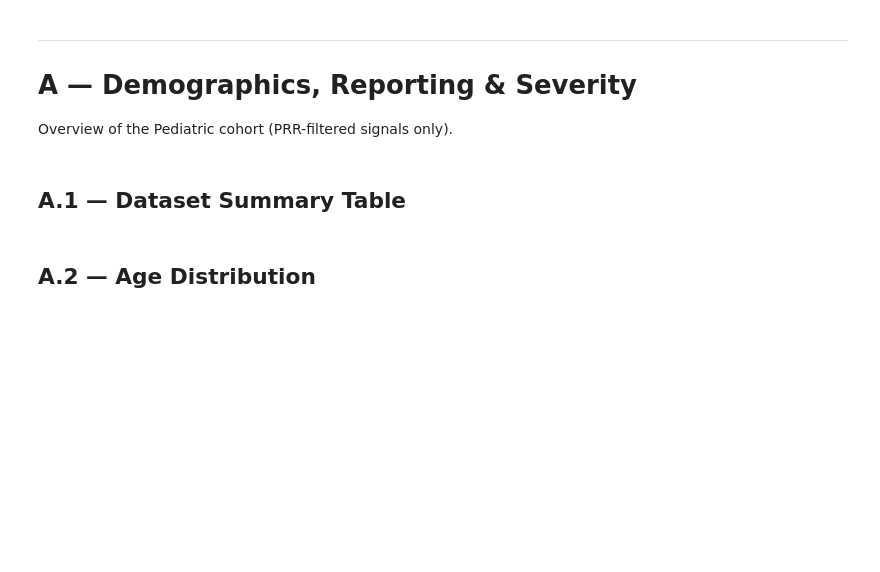
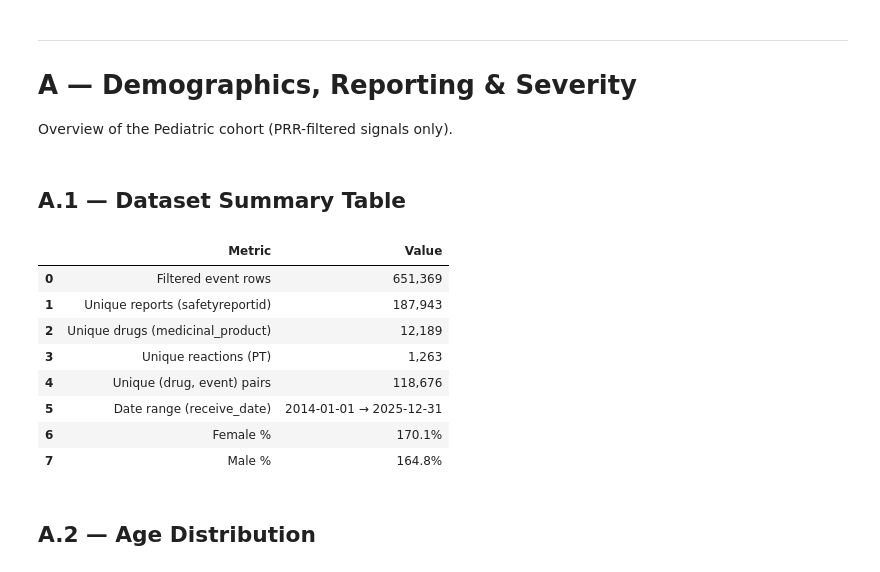
Before and after one commit to thanyathonk/fears_dataset, a Jupyter notebook: notebook/top_terms_pediatric_overview.ipynb, the cells around one changed output. Cells and saved outputs as stored; diff of their text form; code cells hidden in the pictures; blank space fills up the shorter version.

```diff
--- a/notebook/top_terms_pediatric_overview.ipynb
+++ b/notebook/top_terms_pediatric_overview.ipynb
@@ -73,18 +84,28 @@ Overview of the Pediatric cohort (PRR-filtered signals only).
 # %%
 # Dataset overview table
 summary_rows = [
     {"Metric": "Filtered event rows",          "Value": f"{len(df):,}"},
     {"Metric": "Unique reports (safetyreportid)", "Value": f"{df['safetyreportid'].nunique():,}"},
     {"Metric": "Unique drugs (medicinal_product)", "Value": f"{df['medicinal_product'].nunique():,}"},
     {"Metric": "Unique reactions (PT)",        "Value": f"{df['reaction_meddrapt'].nunique():,}"},
     {"Metric": "Unique (drug, event) pairs",   "Value": f"{len(pair_key_set):,}"},
     {"Metric": "Date range (receive_date)",    "Value": f"{pd.to_datetime(df['receive_date']).min().date()} → {pd.to_datetime(df['receive_date']).max().date()}"},
-    {"Metric": "Female %",                     "Value": f"{(df['patient_sex'] == 'Female').sum() / df['safetyreportid'].nunique() * 100:.1f}%" if df.height > 0 else "N/A"},
-    {"Metric": "Male %",                       "Value": f"{(df['patient_sex'] == 'Male').sum() / df['safetyreportid'].nunique() * 100:.1f}%" if df.height > 0 else "N/A"},
+    {"Metric": "Female %",                     "Value": f"{(df['patient_sex'] == 'Female').sum() / df['safetyreportid'].nunique() * 100:.1f}%" if len(df) > 0 else "N/A"},
+    {"Metric": "Male %",                       "Value": f"{(df['patient_sex'] == 'Male').sum() / df['safetyreportid'].nunique() * 100:.1f}%" if len(df) > 0 else "N/A"},
 ]
 summary_df = pd.DataFrame(summary_rows)
 display(summary_df)
 summary_df.to_csv(OUTPUT_DIR / "tables" / "dataset_summary.csv", index=False)
+# %% [output]
+|  | Metric | Value |
+| 0 | Filtered event rows | 651,369 |
+| 1 | Unique reports (safetyreportid) | 187,943 |
+| 2 | Unique drugs (medicinal_product) | 12,189 |
+| 3 | Unique reactions (PT) | 1,263 |
+| 4 | Unique (drug, event) pairs | 118,676 |
+| 5 | Date range (receive_date) | 2014-01-01 → 2025-12-31 |
+| 6 | Female % | 170.1% |
+| 7 | Male % | 164.8% |
 # %% [markdown]
 ## A.2 — Age Distribution
 # %%
```
Also changed, not shown: parts of 6 cells of this notebook, 3 other files.
